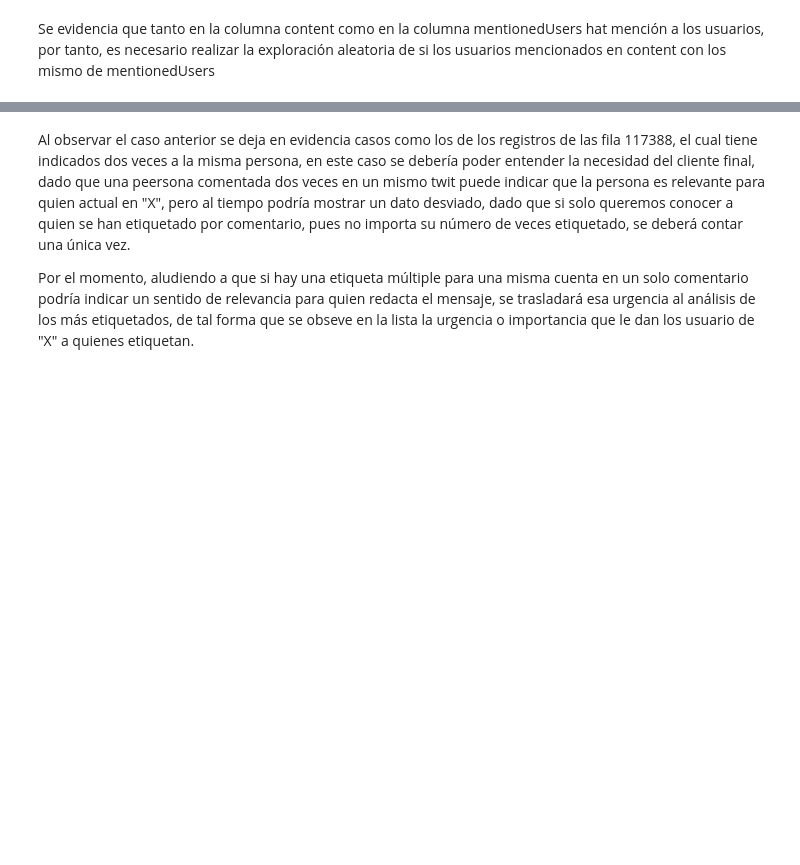
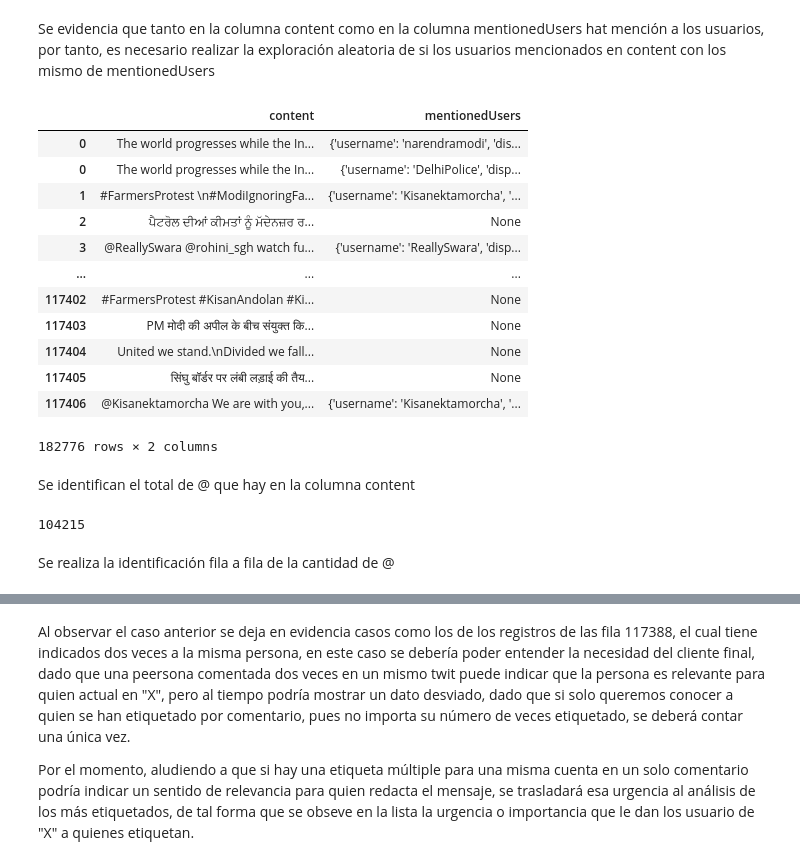
Before and after one commit to smaciasg/latam-challenge, a Jupyter notebook: src/challenge.ipynb, the cells around one changed output, grey strips where cells are left out. Saved outputs shown, nothing was run; the diff lists cells and outputs as text; code cells hidden in the pictures; blank space fills up the shorter version.

Commit message:
Carga final del caso
Se cargan los requerimientos, se cargan las 6 funciones y se actualiza el challenge con toda la información final

```diff
--- a/src/challenge.ipynb
+++ b/src/challenge.ipynb
@@ -3,7 +3,7 @@ En este archivo puedes escribir lo que estimes conveniente. Te recomendamos deta
 # %% [markdown]
 # Llamada del archivo para su procesamiento
 # %%
-file_path = r"D:\\Personal\\Prueba_Tecnica\\LATAM\\farmers-protest-tweets-2021-2-4.json"
+file_path = r"D:\\Personal\\Prueba_Tecnica\\LATAM\\challenge_DE\\src\\farmers-protest-tweets-2021-2-4.json"
 # %%
 #pip install py-spy
 #pip install pyspy
@@ -429,23 +641,49 @@ Se evidencia que tanto en la columna content como en la columna mentionedUsers h
 # %%
 def qinicial(file_path: str) -> List[Tuple[str, int]]:
     # Leer el archivo JSON y cargarlo en un DataFrame
     data = []
     # Crear conjunto para la claves únicas
     unique_keys = set()
 
     with open(file_path, 'r') as file:
         for line in file:
             json_data = json.loads(line.strip())
             data.append(json_data)
             unique_keys.update(json_data.keys())
 
     #Crear el dataframe inicial en función de los datos leídos y con columnas nombradas tal como las claves únicas obtenidas
     df_inicial = pd.DataFrame(data).reindex(columns=unique_keys)
 
     return df_inicial
 
+#Se almacena el resultado en un df sin explotar ni expandir para realizar un adecuado análisis comparativo
+resultado1 = qinicial(file_path)
+#Se almacena el resulta en un df con los array expandidos en filas
 resultado2 = qinicial(file_path)[['content','mentionedUsers']].copy().explode(column = 'mentionedUsers')
-resultado2= resultado2[~resultado2['mentionedUsers'].isnull()].reset_index()
+#resultado2= resultado2[~resultado2['mentionedUsers'].isnull()].reset_index()
 pd.set_option('display.max_colwidth', 500)
 
 display(resultado2)
+# %% [output]
+|  | content | mentionedUsers |
+| 0 | The world progresses while the In... | {'username': 'narendramodi', 'dis... |
+| 0 | The world progresses while the In... | {'username': 'DelhiPolice', 'disp... |
+| 1 | #FarmersProtest \n#ModiIgnoringFa... | {'username': 'Kisanektamorcha', '... |
+| 2 | ਪੈਟਰੋਲ ਦੀਆਂ ਕੀਮਤਾਂ ਨੂੰ ਮੱਦੇਨਜ਼ਰ ਰ... | None |
+| 3 | @ReallySwara @rohini_sgh watch fu... | {'username': 'ReallySwara', 'disp... |
+| ... | ... | ... |
+| 117402 | #FarmersProtest #KisanAndolan #Ki... | None |
+| 117403 | PM मोदी की अपील के बीच संयुक्त कि... | None |
+| 117404 | United we stand.\nDivided we fall... | None |
+| 117405 | सिंघु बॉर्डर पर लंबी लड़ाई की तैय... | None |
+| 117406 | @Kisanektamorcha We are with you,... | {'username': 'Kisanektamorcha', '... |
+182776 rows × 2 columns
+# %% [markdown]
+Se identifican el total de @ que hay en la columna content
+# %%
+#Estos @ son los posible etiquetados
+(resultado1['content'].str.count('@').sum()) - (resultado1['content'].str.count('@@').sum())
+# %% [output]
+104215
+# %% [markdown]
+Se realiza la identificación fila a fila de la cantidad de @
```
Also changed, not shown: parts of 53 cells of this notebook, 8 other files.
